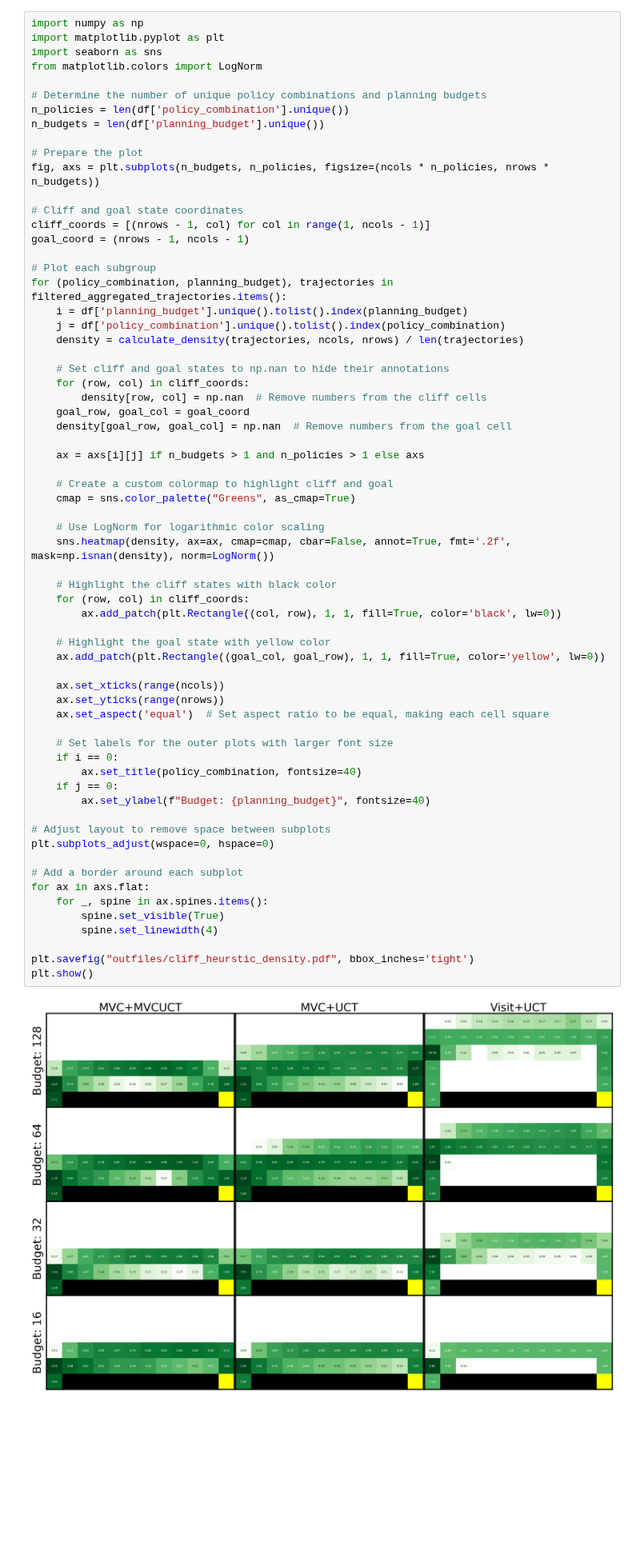
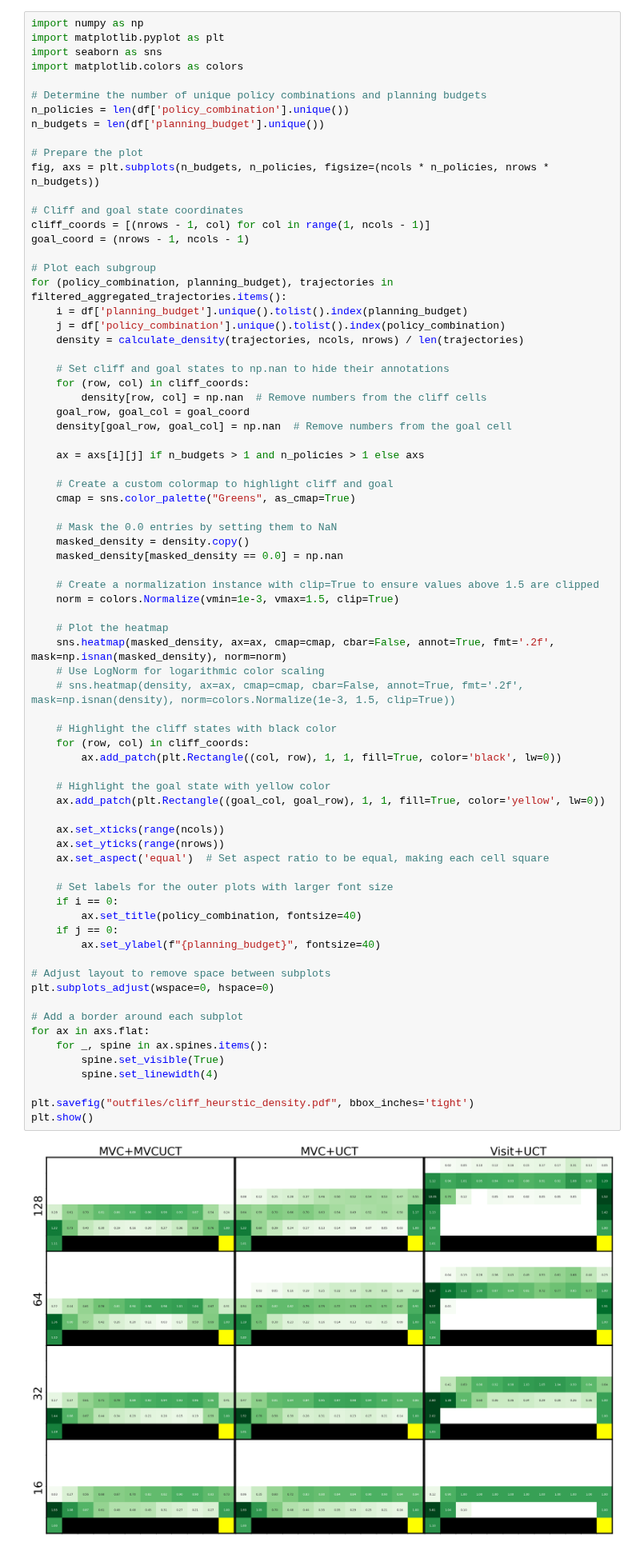
Before and after one commit to albinjal/GeneralAlphaZero, a Jupyter notebook: notebooks/plot_trajectories_refactor.ipynb, the cells around one changed output. Shown at 80% size. Cells and saved outputs as stored; diff of their text form; blank space fills up the shorter version.

Commit message:
update plots

```diff
--- a/notebooks/plot_trajectories_refactor.ipynb
+++ b/notebooks/plot_trajectories_refactor.ipynb
@@ -138,7 +138,7 @@ plt.show()
 import numpy as np
 import matplotlib.pyplot as plt
 import seaborn as sns
-from matplotlib.colors import LogNorm
+import matplotlib.colors as colors
 
 # Determine the number of unique policy combinations and planning budgets
 n_policies = len(df['policy_combination'].unique())
@@ -168,39 +168,48 @@ for (policy_combination, planning_budget), trajectories in filtered_aggregated_t
     # Create a custom colormap to highlight cliff and goal
     cmap = sns.color_palette("Greens", as_cmap=True)
 
+    # Mask the 0.0 entries by setting them to NaN
+    masked_density = density.copy()
+    masked_density[masked_density == 0.0] = np.nan
+
+    # Create a normalization instance with clip=True to ensure values above 1.5 are clipped
+    norm = colors.Normalize(vmin=1e-3, vmax=1.5, clip=True)
+
+    # Plot the heatmap
+    sns.heatmap(masked_density, ax=ax, cmap=cmap, cbar=False, annot=True, fmt='.2f', mask=np.isnan(masked_density), norm=norm)
     # Use LogNorm for logarithmic color scaling
-    sns.heatmap(density, ax=ax, cmap=cmap, cbar=False, annot=True, fmt='.2f', mask=np.isnan(density), norm=LogNorm())
+    # sns.heatmap(density, ax=ax, cmap=cmap, cbar=False, annot=True, fmt='.2f', mask=np.isnan(density), norm=colors.Normalize(1e-3, 1.5, clip=True))
 
     # Highlight the cliff states with black color
     for (row, col) in cliff_coords:
         ax.add_patch(plt.Rectangle((col, row), 1, 1, fill=True, color='black', lw=0))
 
     # Highlight the goal state with yellow color
     ax.add_patch(plt.Rectangle((goal_col, goal_row), 1, 1, fill=True, color='yellow', lw=0))
 
     ax.set_xticks(range(ncols))
     ax.set_yticks(range(nrows))
     ax.set_aspect('equal')  # Set aspect ratio to be equal, making each cell square
 
     # Set labels for the outer plots with larger font size
     if i == 0:
         ax.set_title(policy_combination, fontsize=40)
     if j == 0:
-        ax.set_ylabel(f"Budget: {planning_budget}", fontsize=40)
+        ax.set_ylabel(f"{planning_budget}", fontsize=40)
 
 # Adjust layout to remove space between subplots
 plt.subplots_adjust(wspace=0, hspace=0)
 
 # Add a border around each subplot
 for ax in axs.flat:
     for _, spine in ax.spines.items():
         spine.set_visible(True)
         spine.set_linewidth(4)
 
 plt.savefig("outfiles/cliff_heurstic_density.pdf", bbox_inches='tight')
 plt.show()
 # %% [output]
-[figure, old version]
+[figure, new version]
 # %%
 df["policy_combination"].unique()
 # %% [output]
```
Also changed, not shown: 3 other files.
